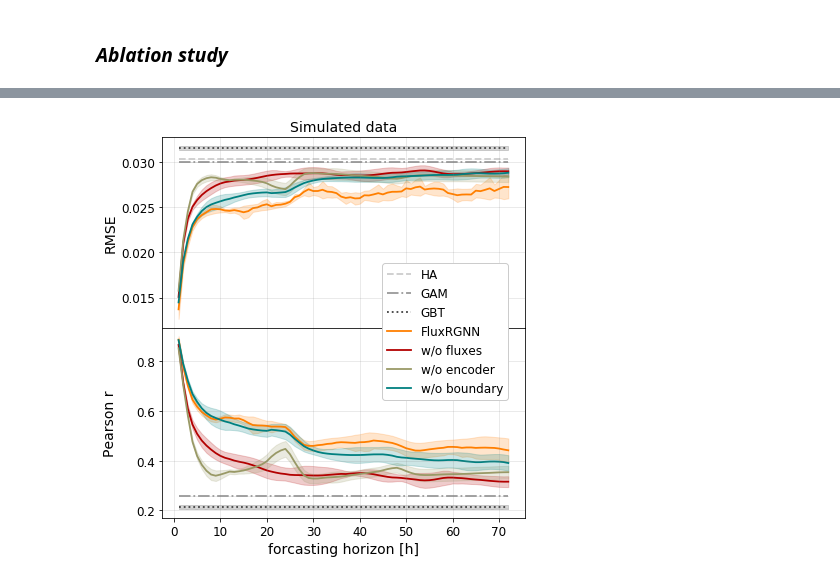
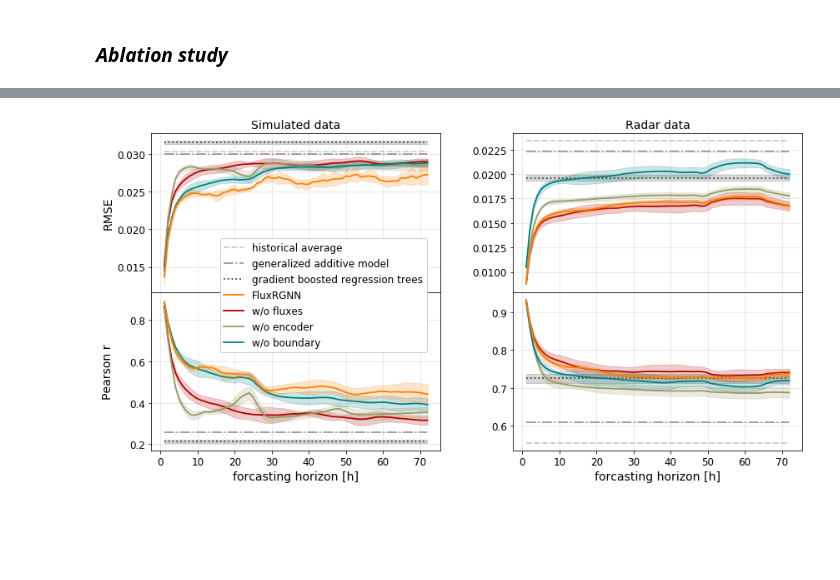
Before and after one commit to FionaLippert/FluxRGNN, a Jupyter notebook: notebooks/performance_evaluation.ipynb, the cells around one changed output, grey strips where cells are left out. Drawn from its saved outputs; the diff is of its cells as text; code cells hidden in the pictures; blank space fills up the shorter version.

```diff
--- a/notebooks/performance_evaluation.ipynb
+++ b/notebooks/performance_evaluation.ipynb
@@ -128,15 +264,0 @@ flux_colors = ['#ff7f00', '#b30000', '#999966', '#008080']
-# %%
-rmse_per_hour = pd.read_csv(osp.join(base_dir, 'abm', 'performance_evaluation', 'ablations', 'rmse_per_hour.csv'))
-rmse_per_hour['rmse'] = rmse_per_hour['rmse'] / bscale_abm
-grouped = rmse_per_hour.query('horizon == 24').groupby(['model', 'experiment'])
-means = grouped.rmse.aggregate(np.nanmean)
-stds = grouped.rmse.aggregate(np.nanstd)
-print('######## RMSE #######')
-print(means, stds)
-
-pcc_per_hour = pd.read_csv(osp.join(base_dir, 'abm', 'performance_evaluation', 'ablations', 'pcc_per_hour.csv'))
-grouped = pcc_per_hour.query('horizon == 24').groupby(['model', 'experiment'])
-means = grouped.pcc.aggregate(np.nanmean)
-stds = grouped.pcc.aggregate(np.nanstd)
-print('######## PCC #######')
-print(means, stds)
@@ -183,40 +265,56 @@ Name: pcc, dtype: float64
 # %%
-fig, ax = plt.subplots(nrows=2, figsize=(6.5,7), sharex=True)
+fig, ax = plt.subplots(nrows=2, ncols=2, figsize=(14,7), sharex=True)
 
-baseline_rmse = pd.read_csv(osp.join(base_dir, 'abm', 'performance_evaluation', 'final', 'rmse_per_hour.csv'))
-baseline_pcc = pd.read_csv(osp.join(base_dir, 'abm', 'performance_evaluation', 'final', 'pcc_per_hour.csv'))
+for i, datasource in enumerate(['abm', 'radar']):
 
-baseline_rmse['rmse'] /= bscale_abm
+    # load baseline performance
+    baseline_rmse = pd.read_csv(osp.join(result_dir, datasource,
+                    'performance_evaluation', 'final', 'rmse_per_hour.csv'))
+    baseline_pcc = pd.read_csv(osp.join(result_dir, datasource,
+                    'performance_evaluation', 'final', 'pcc_per_hour.csv'))
+    baseline_rmse['rmse'] /= bscale[datasource]
 
-for i, ((m, e), label) in enumerate(baseline_models.items()):
-    plot_performance(ax[0], baseline_rmse.query(f'model == "{m}" & experiment == "{e}"'),
-                     label, 'rmse', static=(m in static_models), H=H,
-                     color=baseline_colors[i], ls=baseline_ls[i])
-    plot_performance(ax[1], baseline_pcc.query(f'model == "{m}" & experiment == "{e}"'),
-                     label, 'pcc', static=(m in static_models), H=H,
-                     color=baseline_colors[i], ls=baseline_ls[i])
-
-for i, ((m, e), label) in enumerate(flux_models.items()):
-    plot_performance(ax[0], rmse_per_hour.query(f'model == "{m}" & experiment == "{e}"'),
-                     label, 'rmse', static=(m in static_models), H=H, color=flux_colors[i])
-    plot_performance(ax[1], pcc_per_hour.query(f'model == "{m}" & experiment == "{e}"'),
-                     label, 'pcc', static=(m in static_models), H=H, color=flux_colors[i])
+    # load FluxRGNN performance
+    rmse_per_hour = pd.read_csv(osp.join(result_dir, datasource,
+                    'performance_evaluation', 'ablations', 'rmse_per_hour.csv'))
+    pcc_per_hour = pd.read_csv(osp.join(result_dir, datasource,
+                    'performance_evaluation', 'ablations', 'pcc_per_hour.csv'))
+    rmse_per_hour['rmse'] /= bscale[datasource]
 
 
+    for j, ((m, e), label) in enumerate(baseline_models.items()):
+        plot_performance(ax[0, i], baseline_rmse.query(f'model == "{m}" & experiment == "{e}"'),
+                         label, 'rmse', static=(m in static_models), H=H,
+                         color=baseline_colors[j], ls=baseline_ls[j])
+        plot_performance(ax[1, i], baseline_pcc.query(f'model == "{m}" & experiment == "{e}"'),
+                         label, 'pcc', static=(m in static_models), H=H,
+                         color=baseline_colors[j], ls=baseline_ls[j])
 
-ax[0].set_ylabel('RMSE', fontsize=14)
-ax[1].set_ylabel('Pearson r', fontsize=14)
-ax[1].set_xlabel('forcasting horizon [h]', fontsize=14)
-ax[1].legend(loc='upper right', fontsize=12,
+    for j, ((m, e), label) in enumerate(flux_models.items()):
+        if m == 'FluxRGNN' and e == 'final':
+            z = 2
+        else:
+            z = 1
+        plot_performance(ax[0, i], rmse_per_hour.query(f'model == "{m}" & experiment == "{e}"'),
+                         label, 'rmse', static=(m in static_models), H=H, color=flux_colors[j], z=z)
+        plot_performance(ax[1, i], pcc_per_hour.query(f'model == "{m}" & experiment == "{e}"'),
+                         label, 'pcc', static=(m in static_models), H=H, color=flux_colors[j], z=z)
+
+    ax[1,i].set_xlabel('forcasting horizon [h]', fontsize=14)
+
+ax[0,0].set_ylabel('RMSE', fontsize=14)
+ax[1,0].set_ylabel('Pearson r', fontsize=14)
+ax[1,0].legend(loc='upper right', fontsize=12,
             bbox_to_anchor=(0.97,1.37), framealpha=1)
-ax[0].set_title('Simulated data', fontsize=14)
+ax[0,0].set_title('Simulated data', fontsize=14)
+ax[0,1].set_title('Radar data', fontsize=14)
 
-for axis in ax:
+for axis in ax.flatten():
     axis.tick_params(axis='both', which='major', labelsize=12)
     axis.grid(color = 'gray', linestyle = '-', alpha=0.2)
 
 fig.subplots_adjust(wspace=0.25, hspace=0)
 fig.align_ylabels(ax)
-fig.savefig('/home/fiona/birdMigration/data/plots/final/abm_rmse_pcc_per_hour_combined.png', bbox_inches='tight', dpi=200)
+fig.savefig(osp.join(output_dir, 'rmse_pcc_per_hour_combined.png'), bbox_inches='tight', dpi=200)
 # %% [output]
-[figure, old version]
+[figure, new version]
```
Also changed, not shown: parts of 23 cells of this notebook, 5 other files.
